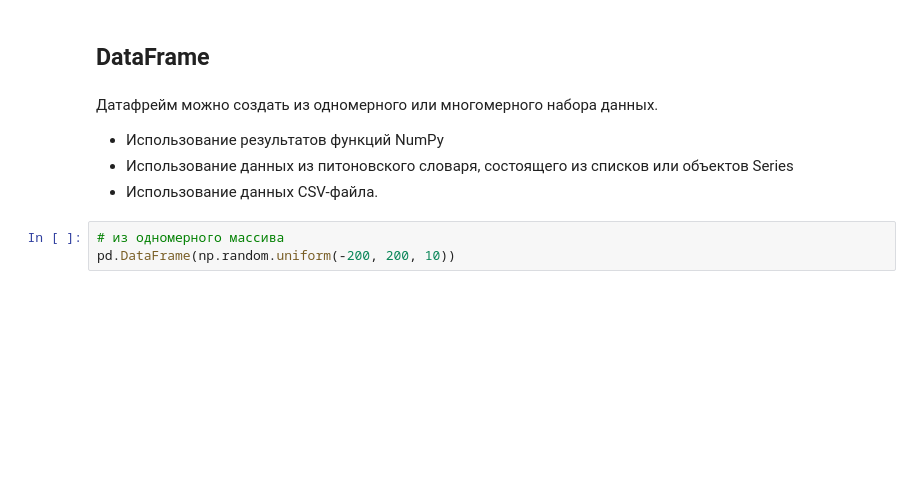
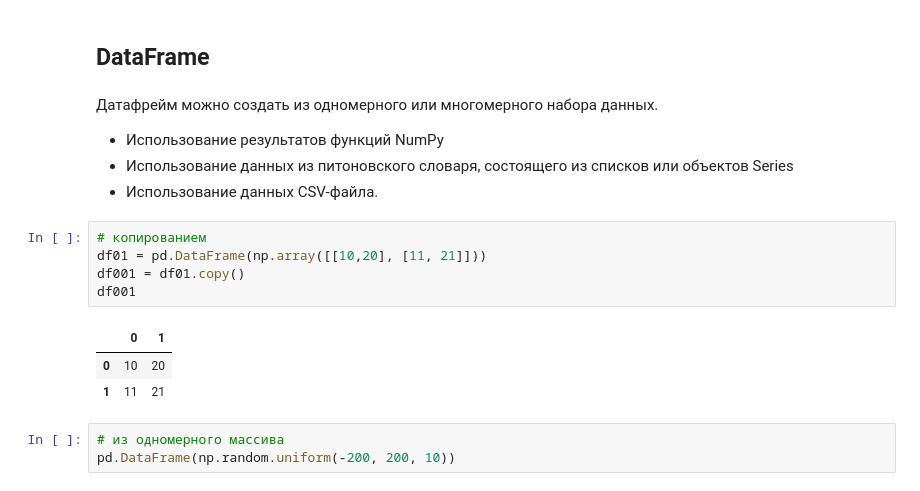
Before and after one commit to palladine/edu_misc, a Jupyter notebook: edu_pandas.ipynb, the cells around one changed output. Saved outputs shown, nothing was run; the diff lists cells and outputs as text; blank space fills up the shorter version.

```diff
--- a/edu_pandas.ipynb
+++ b/edu_pandas.ipynb
@@ -249,6 +249,15 @@ dtype: object
  - Использование результатов функций NumPy
  - Использование данных из питоновского словаря, состоящего из списков или объектов Series
  - Использование данных CSV-файла.
+# %%
+# копированием
+df01 = pd.DataFrame(np.array([[10,20], [11, 21]]))
+df001 = df01.copy()
+df001
+# %% [output]
+|  | 0 | 1 |
+| 0 | 10 | 20 |
+| 1 | 11 | 21 |
 # %%
 # из одномерного массива
 pd.DataFrame(np.random.uniform(-200, 200, 10))
```
Also changed, not shown: parts of 2 cells of this notebook.
